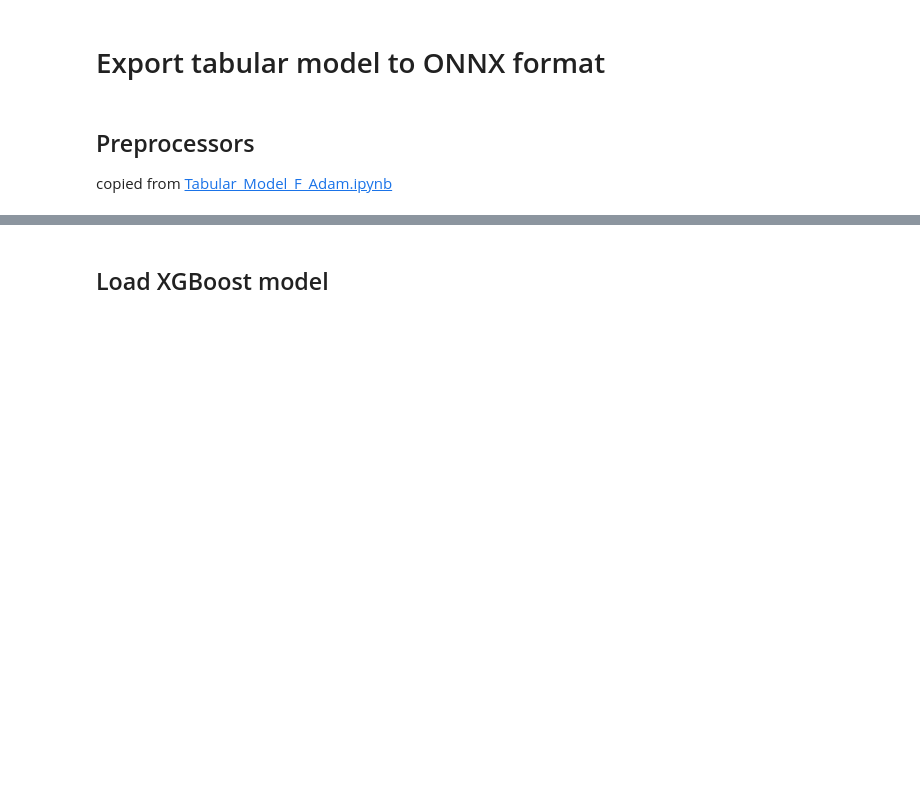
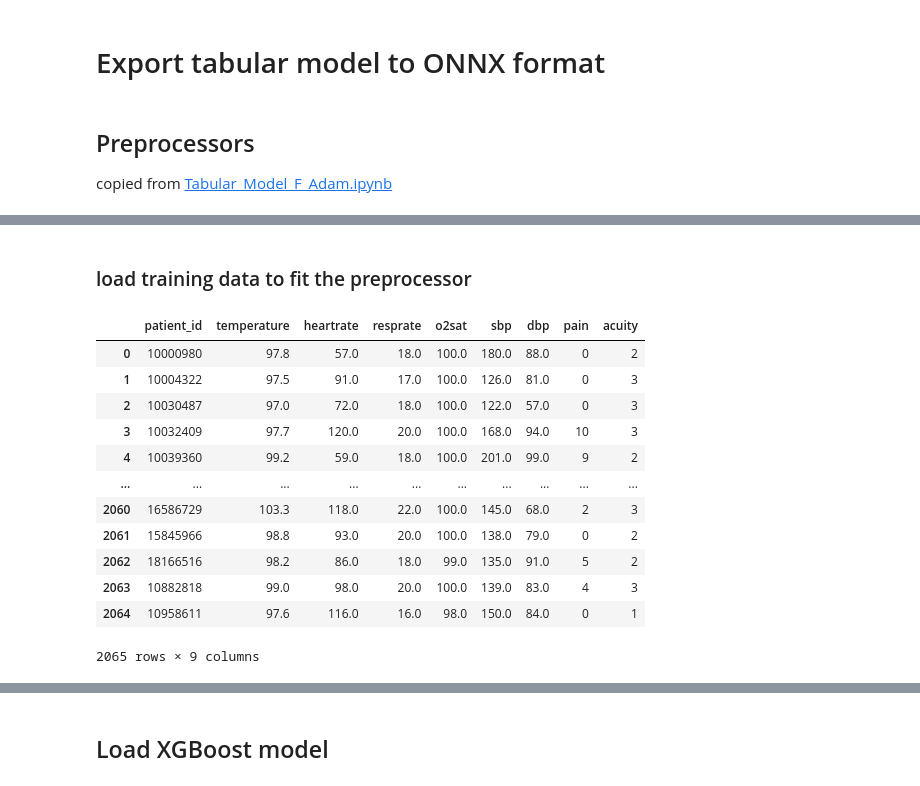
Before and after one commit to UC-Berkeley-I-School/mids-210-radiology-triage-models-spring24, a Jupyter notebook: notebooks/models/export_tabular.ipynb, the cells around one changed output, grey strips where cells are left out. Cells and saved outputs as stored; diff of their text form; code cells hidden in the pictures; blank space fills up the shorter version.

```diff
--- a/notebooks/models/export_tabular.ipynb
+++ b/notebooks/models/export_tabular.ipynb
@@ -40,0 +61,41 @@ preprocessor = ColumnTransformer(transformers = t)
+# %% [markdown]
+### load training data to fit the preprocessor
+# %%
+def load_data(file_path):
+    """
+    Load data from a CSV file and format columns
+    Parameters:
+    - file_path: Path to the CSV file
+    Returns:
+    - DataFrame with loaded data and additional column for data type.
+    """
+
+    df = pd.read_csv(file_path)
+    df['temperature']  = pd.Series(df['temperature']).astype(float)
+    df['heartrate']    = pd.Series(df['heartrate']).astype(float)
+    df['resprate']     = pd.Series(df['resprate']).astype(float)
+    df['o2sat']        = pd.Series(df['o2sat']).astype(float)
+    df['sbp']          = pd.Series(df['sbp']).astype(float)
+    df['dbp']          = pd.Series(df['dbp']).astype(float)
+    df['pain']         = pd.Series(df['pain']).astype("Int64")
+    df['acuity']       = pd.Series(df['acuity']).astype("Int64")
+
+    return df
+# %%
+X_train = load_data('../../data/X_train_4_bal_s.csv')
+# %%
+X_train
+# %% [output]
+|  | patient_id | temperature | heartrate | resprate | o2sat | sbp | dbp | pain | acuity |
+| 0 | 10000980 | 97.8 | 57.0 | 18.0 | 100.0 | 180.0 | 88.0 | 0 | 2 |
+| 1 | 10004322 | 97.5 | 91.0 | 17.0 | 100.0 | 126.0 | 81.0 | 0 | 3 |
+| 2 | 10030487 | 97.0 | 72.0 | 18.0 | 100.0 | 122.0 | 57.0 | 0 | 3 |
+| 3 | 10032409 | 97.7 | 120.0 | 20.0 | 100.0 | 168.0 | 94.0 | 10 | 3 |
+| 4 | 10039360 | 99.2 | 59.0 | 18.0 | 100.0 | 201.0 | 99.0 | 9 | 2 |
+| ... | ... | ... | ... | ... | ... | ... | ... | ... | ... |
+| 2060 | 16586729 | 103.3 | 118.0 | 22.0 | 100.0 | 145.0 | 68.0 | 2 | 3 |
+| 2061 | 15845966 | 98.8 | 93.0 | 20.0 | 100.0 | 138.0 | 79.0 | 0 | 2 |
+| 2062 | 18166516 | 98.2 | 86.0 | 18.0 | 99.0 | 135.0 | 91.0 | 5 | 2 |
+| 2063 | 10882818 | 99.0 | 98.0 | 20.0 | 100.0 | 139.0 | 83.0 | 4 | 3 |
+| 2064 | 10958611 | 97.6 | 116.0 | 16.0 | 98.0 | 150.0 | 84.0 | 0 | 1 |
+2065 rows × 9 columns
```
Also changed, not shown: parts of 17 cells of this notebook, 1 other file.
